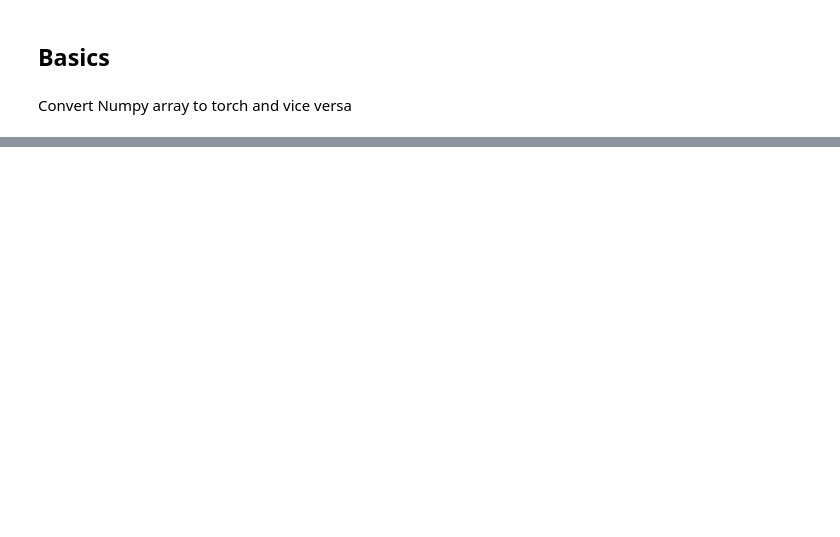
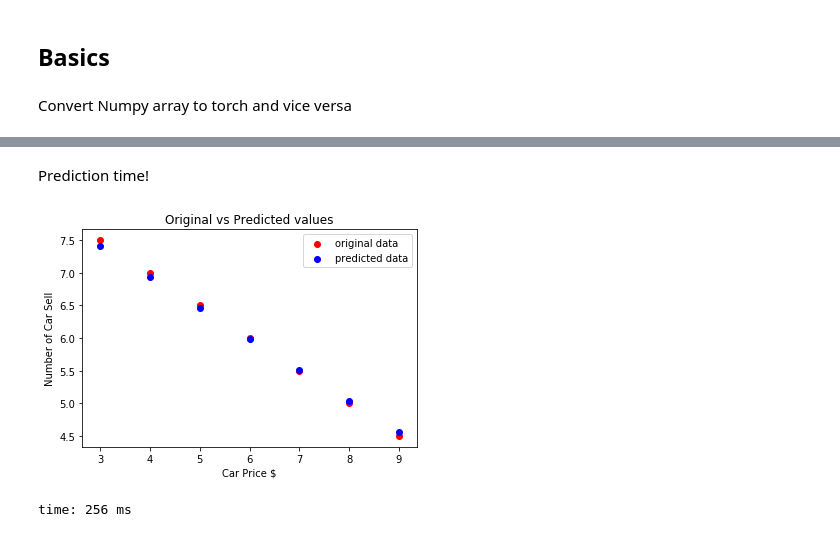
Before and after one commit to Archisman-Roy/Learning, a Jupyter notebook: kaggle/MNIST/MNIST.ipynb, the cells around one changed output, grey strips where cells are left out. Drawn from its saved outputs; the diff is of its cells as text; code cells hidden in the pictures; blank space fills up the shorter version.

```diff
--- a/kaggle/MNIST/MNIST.ipynb
+++ b/kaggle/MNIST/MNIST.ipynb
@@ -51,0 +320,19 @@ time: 7.9 ms
+# %% [markdown]
+Prediction time!
+# %%
+# predict our car price
+predicted = model(car_price_tensor).data.numpy()
+plt.scatter(car_prices_array,number_of_car_sell_array,label = "original data",color ="red")
+plt.scatter(car_prices_array,predicted,label = "predicted data",color ="blue")
+
+# predict if car price is 10$, what will be the number of car sell
+#predicted_10 = model(torch.from_numpy(np.array([10]))).data.numpy()
+#plt.scatter(10,predicted_10.data,label = "car price 10$",color ="green")
+plt.legend()
+plt.xlabel("Car Price $")
+plt.ylabel("Number of Car Sell")
+plt.title("Original vs Predicted values")
+plt.show()
+# %% [output]
+[figure, added]
+time: 256 ms
```
Also changed, not shown: parts of 30 cells of this notebook.
